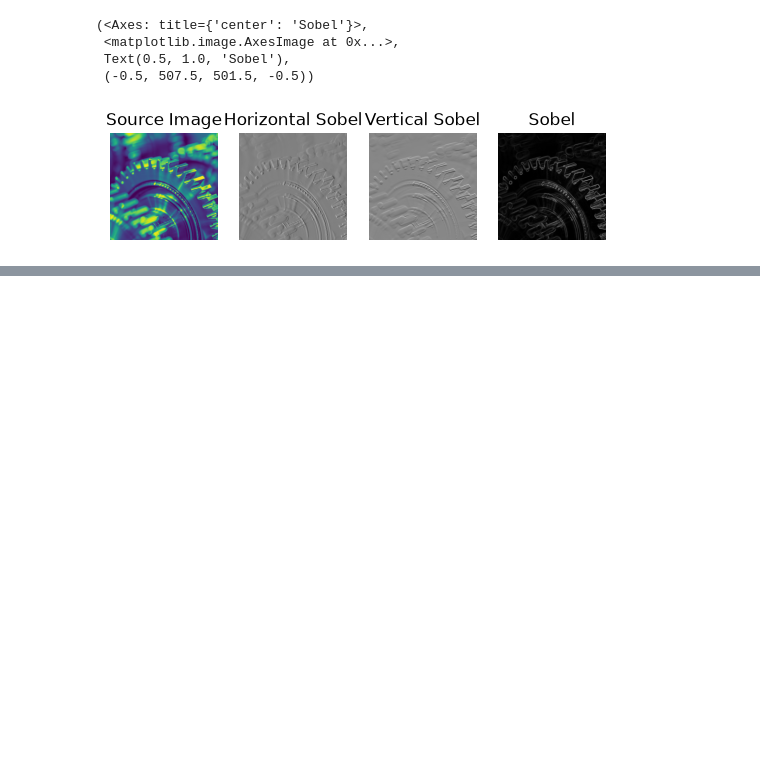
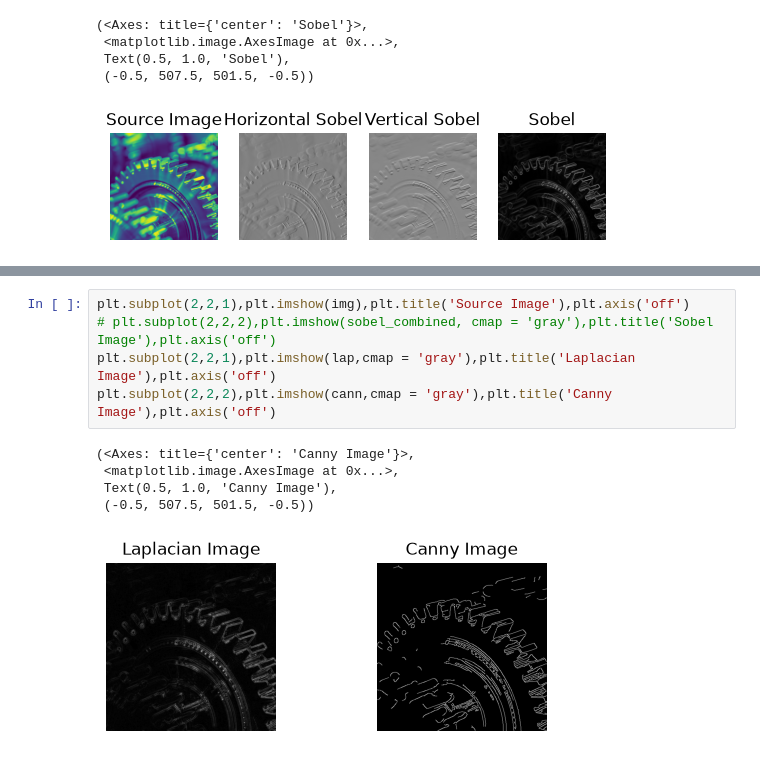
Before and after one commit to janvizinzuvadiya/mca_sem3_ml, a Jupyter notebook: Unit 5/Unit5_code.ipynb, the cells around one changed output, grey strips where cells are left out. Drawn from its saved outputs; the diff is of its cells as text; blank space fills up the shorter version.

```diff
--- a/Unit 5/Unit5_code.ipynb
+++ b/Unit 5/Unit5_code.ipynb
@@ -195,0 +247,11 @@ plt.subplot(1,4,4),plt.imshow(sobel_combined, cmap = 'gray'),plt.title('Sobel'),
+# %%
+plt.subplot(2,2,1),plt.imshow(img),plt.title('Source Image'),plt.axis('off')
+# plt.subplot(2,2,2),plt.imshow(sobel_combined, cmap = 'gray'),plt.title('Sobel Image'),plt.axis('off')
+plt.subplot(2,2,1),plt.imshow(lap,cmap = 'gray'),plt.title('Laplacian Image'),plt.axis('off')
+plt.subplot(2,2,2),plt.imshow(cann,cmap = 'gray'),plt.title('Canny Image'),plt.axis('off')
+# %% [output]
+(<Axes: title={'center': 'Canny Image'}>,
+ <matplotlib.image.AxesImage at 0x...>,
+ Text(0.5, 1.0, 'Canny Image'),
+ (-0.5, 507.5, 501.5, -0.5))
+[figure, added]
```
Also changed, not shown: parts of 7 cells of this notebook, 7 other files.
